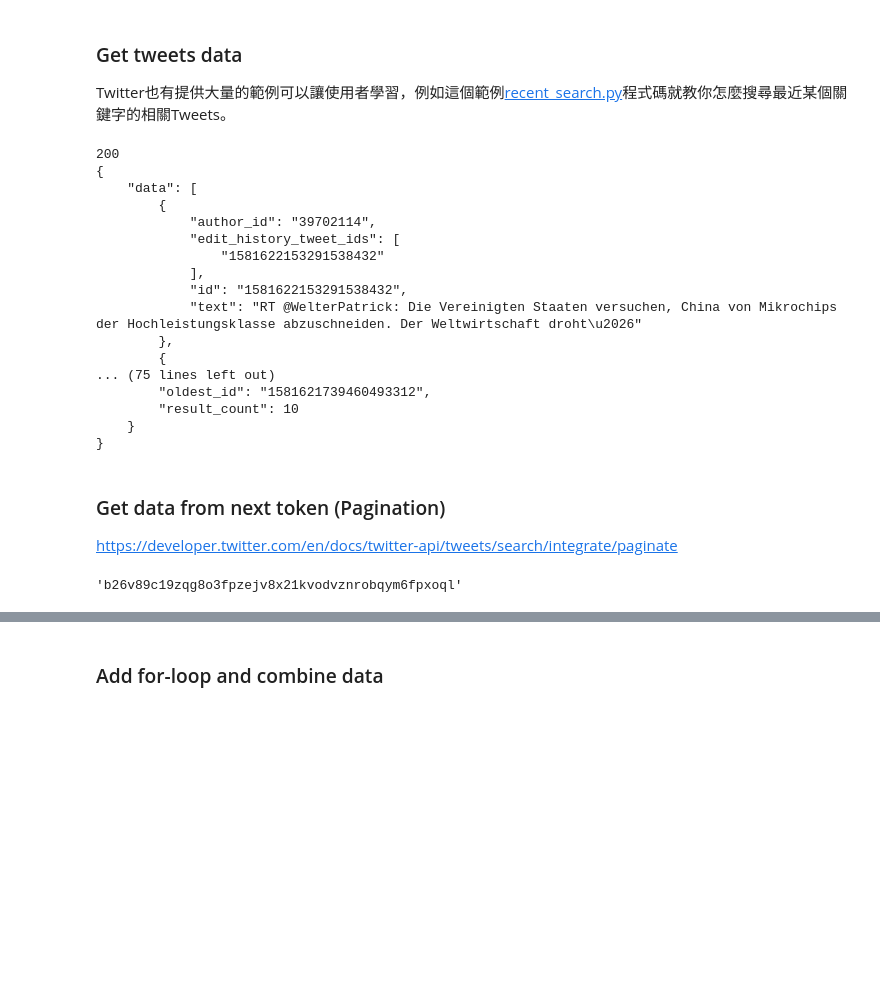
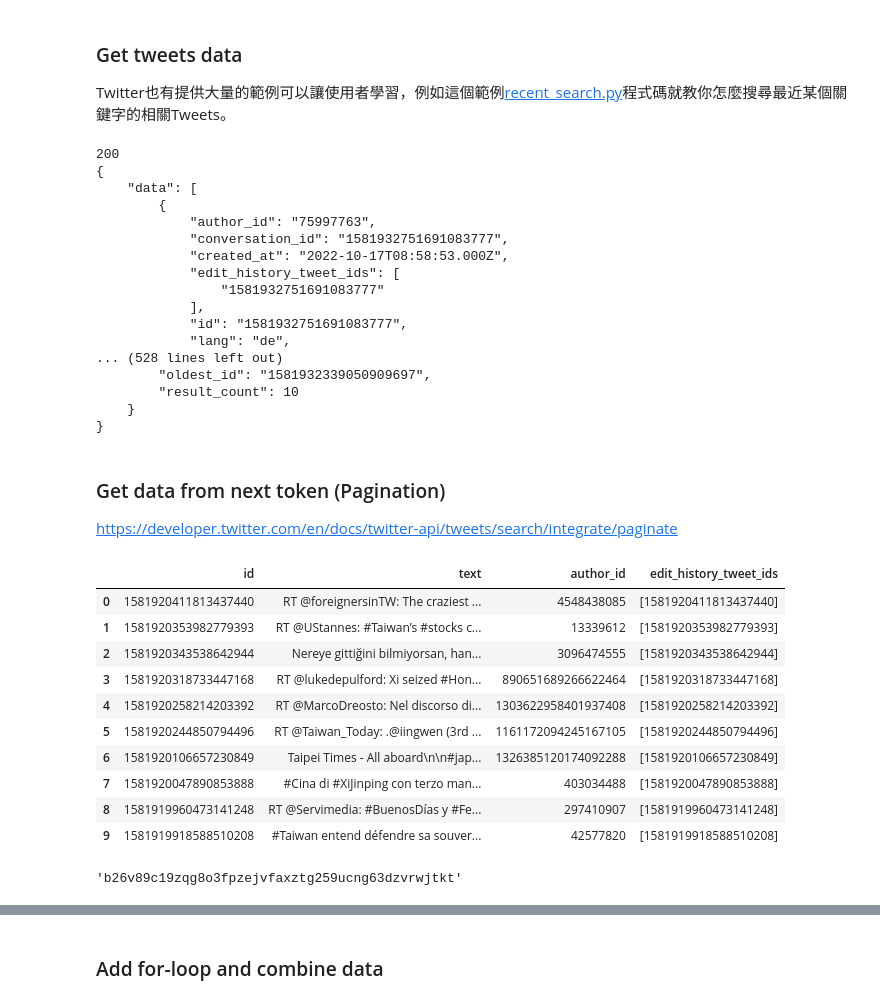
Before and after one commit to p4css/py4css, a Jupyter notebook: _sources/twitter_scraper_for_teach.ipynb, the cells around one changed output, grey strips where cells are left out. Cells and saved outputs as stored; diff of their text form; code cells hidden in the pictures; blank space fills up the shorter version.

```diff
--- a/_sources/twitter_scraper_for_teach.ipynb
+++ b/_sources/twitter_scraper_for_teach.ipynb
@@ -237,13 +237,18 @@ import json
 
 # To set your environment variables in your terminal run the following line:
 # export 'BEARER_TOKEN'='<your_bearer_token>'
-# bearer_token = "YOUR_BEARER_TOKEN"
+bearer_token = "AAAAAAAAAAAAAAAAAAAAALW%2BhAEAAAAA67kujCZshZWXKPnb90P95K2MKCI%3DDqBEaFxT0U6iXvFBZELoO2TebNWFoFcFWwhDZYsCaIFMDx6co2"
 
 search_url = "https://api.twitter.com/2/tweets/search/recent"
 
 # Optional params: start_time,end_time,since_id,until_id,max_results,next_token,
 # expansions,tweet.fields,media.fields,poll.fields,place.fields,user.fields
-query_params = {'query': '(from:taiwan -is:retweet) OR #taiwan','tweet.fields': 'author_id'}
+query_params = {'query': '(from:taiwan -is:retweet) OR #taiwan',
+                'tweet.fields': 'author_id,conversation_id,created_at,edit_history_tweet_ids,geo,id,in_reply_to_user_id,lang,public_metrics,referenced_tweets,reply_settings,source,text,withheld',
+                'max_results': 10,
+                'expansions':'author_id',
+                'user.fields':'created_at,description,entities,id,location,name,pinned_tweet_id,profile_image_url,protected,public_metrics,url,username,verified,withheld'
+               }
 
 
 def bearer_oauth(r):
@@ -265,16 +270,16 @@ print(json.dumps(json_response, indent=4, sort_keys=True))
 {
     "data": [
         {
-            "author_id": "39702114",
+            "author_id": "75997763",
+            "conversation_id": "1581932751691083777",
+            "created_at": "2022-10-17T08:58:53.000Z",
             "edit_history_tweet_ids": [
-                "1581622153291538432"
+                "1581932751691083777"
             ],
-            "id": "1581622153291538432",
-            "text": "RT @WelterPatrick: Die Vereinigten Staaten versuchen, China von Mikrochips der Hochleistungsklasse abzuschneiden. Der Weltwirtschaft droht\u2026"
-        },
-        {
-... (75 lines left out)
-        "oldest_id": "1581621739460493312",
+            "id": "1581932751691083777",
+            "lang": "de",
+... (528 lines left out)
+        "oldest_id": "1581932339050909697",
         "result_count": 10
     }
 }
@@ -282,8 +287,23 @@ print(json.dumps(json_response, indent=4, sort_keys=True))
 ### Get data from next token (Pagination)
 
 https://developer.twitter.com/en/docs/twitter-api/tweets/search/integrate/paginate
+# %%
+import pandas as pd
+pd.DataFrame(json_response["data"])
+# %% [output]
+|  | id | text | author_id | edit_history_tweet_ids |
+| 0 | 1581920411813437440 | RT @foreignersinTW: The craziest ... | 4548438085 | [1581920411813437440] |
+| 1 | 1581920353982779393 | RT @UStannes: #Taiwan’s #stocks c... | 13339612 | [1581920353982779393] |
+| 2 | 1581920343538642944 | Nereye gittiğini bilmiyorsan, han... | 3096474555 | [1581920343538642944] |
+| 3 | 1581920318733447168 | RT @lukedepulford: Xi seized #Hon... | 890651689266622464 | [1581920318733447168] |
+| 4 | 1581920258214203392 | RT @MarcoDreosto: Nel discorso di... | 1303622958401937408 | [1581920258214203392] |
+| 5 | 1581920244850794496 | RT @Taiwan_Today: .@iingwen (3rd ... | 1161172094245167105 | [1581920244850794496] |
+| 6 | 1581920106657230849 | Taipei Times - All aboard\n\n#jap... | 1326385120174092288 | [1581920106657230849] |
+| 7 | 1581920047890853888 | #Cina di #XiJinping con terzo man... | 403034488 | [1581920047890853888] |
+| 8 | 1581919960473141248 | RT @Servimedia: #BuenosDías y #Fe... | 297410907 | [1581919960473141248] |
+| 9 | 1581919918588510208 | #Taiwan entend défendre sa souver... | 42577820 | [1581919918588510208] |
 # %%
 json_response["meta"]["next_token"]
 # %% [output]
-'b26v89c19zqg8o3fpzejv8x21kvodvznrobqym6fpxoql'
+'b26v89c19zqg8o3fpzejvfaxztg259ucng63dzvrwjtkt'
 # %%
```
Also changed, not shown: parts of 6 cells of this notebook, 58 other files.
